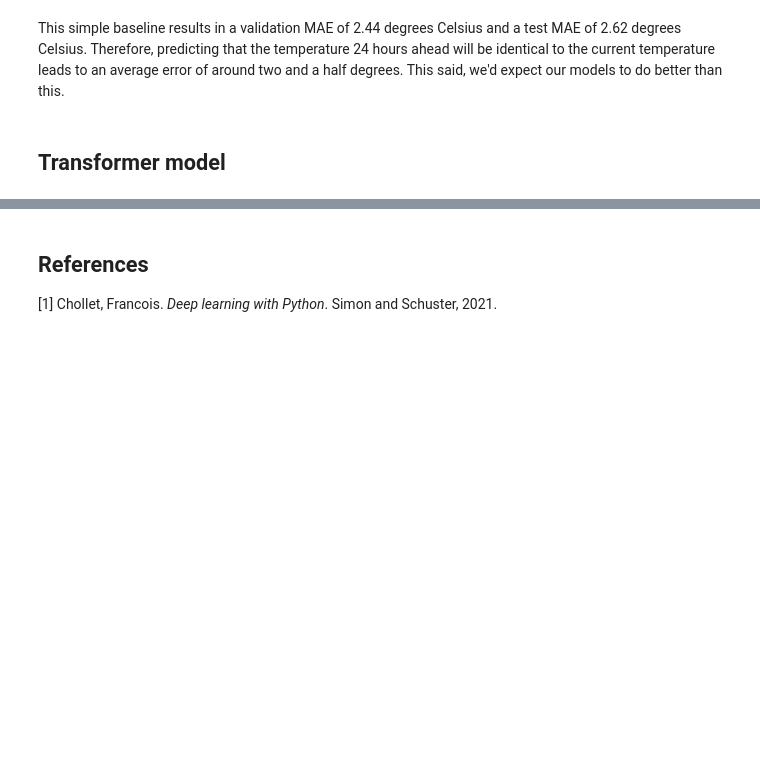
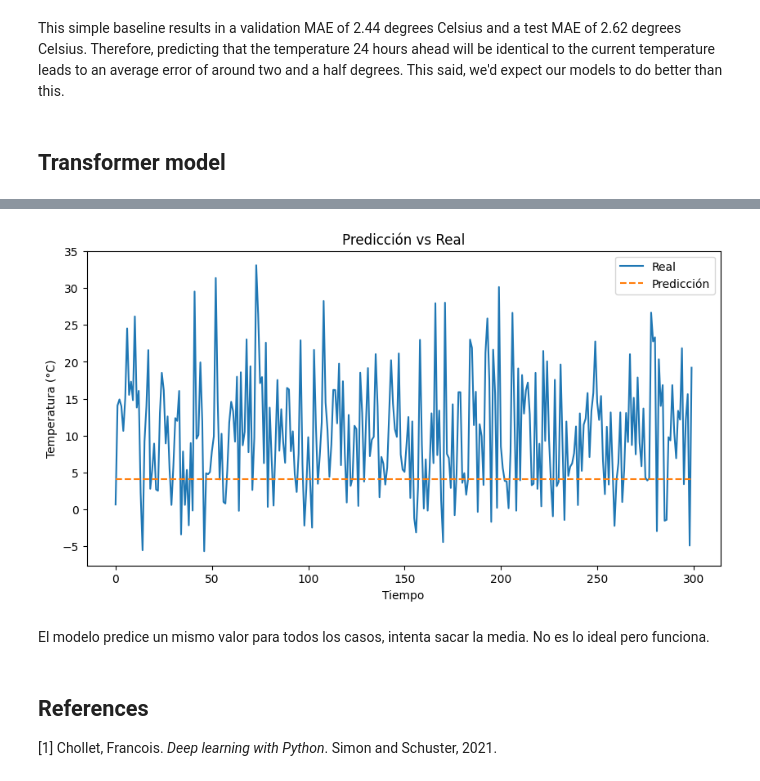
Before and after one commit to YuuAkachi/CNN-LSTM, a Jupyter notebook: Transformers_prediction.ipynb, the cells around one changed output, grey strips where cells are left out. Cells and saved outputs as stored; diff of their text form; code cells hidden in the pictures; blank space fills up the shorter version.

```diff
--- a/Transformers_prediction.ipynb
+++ b/Transformers_prediction.ipynb
@@ -307,0 +321,3 @@ We managed to reach a validation MAE of about 2.36 degrees and a test MAE of 2.5
+# %%
+predictions = model.predict(test_dataset)
+predictions
@@ -308,3 +333,23 @@ We managed to reach a validation MAE of about 2.36 degrees and a test MAE of 2.5
+# %%
+y_true = []
+for _, targets in test_dataset:
+    y_true.extend(targets.numpy())  # convertir a lista de valores
+
+y_true = np.array(y_true)
+# %%
+# Gráfica de los primeros 300
+plt.figure(figsize=(10, 5))
+plt.plot(y_true[:300], label="Real")
+plt.plot(predictions[:300], label="Predicción", linestyle='dashed')
+plt.legend()
+plt.title("Predicción vs Real")
+plt.xlabel("Tiempo")
+plt.ylabel("Temperatura (°C)")
+plt.show()
+# %% [output]
+[figure, added]
+# %% [markdown]
+El modelo predice un mismo valor para todos los casos, intenta sacar la media. No es lo ideal pero funciona.
 # %% [markdown]
 ## References
 
```
Also changed, not shown: parts of 14 cells of this notebook, 1 other file.
